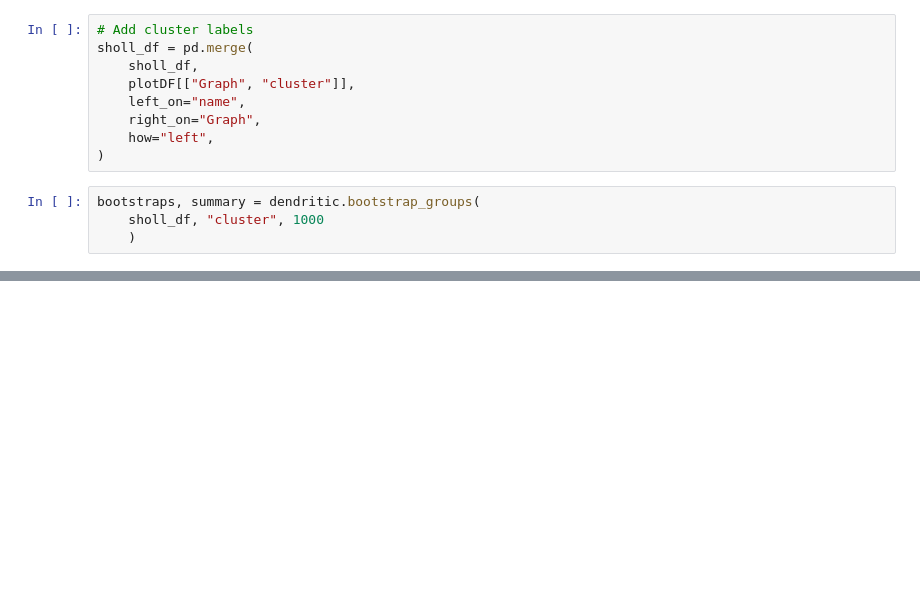
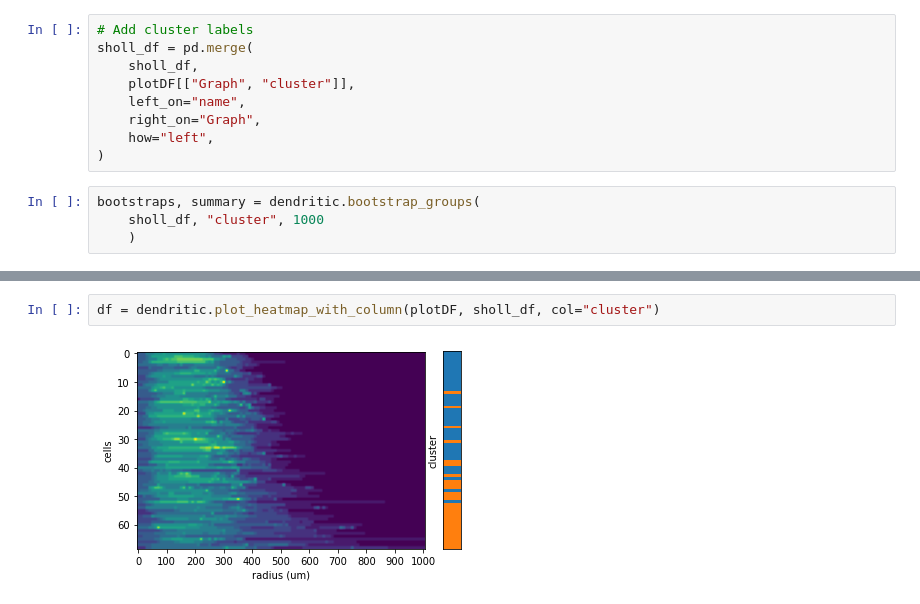
Before and after one commit to AllenNeuralDynamics/lc_analysis_demonstration, a Jupyter notebook: code/sholl_analysis.ipynb, the cells around one changed output, grey strips where cells are left out. Cells and saved outputs as stored; diff of their text form; blank space fills up the shorter version.

```diff
--- a/code/sholl_analysis.ipynb
+++ b/code/sholl_analysis.ipynb
@@ -64,0 +67,4 @@ dendritic.plot_sholl_groups(
+# %%
+df = dendritic.plot_heatmap_with_column(plotDF, sholl_df, col="cluster")
+# %% [output]
+[figure, added]
```
Also changed, not shown: parts of 2 cells of this notebook.
